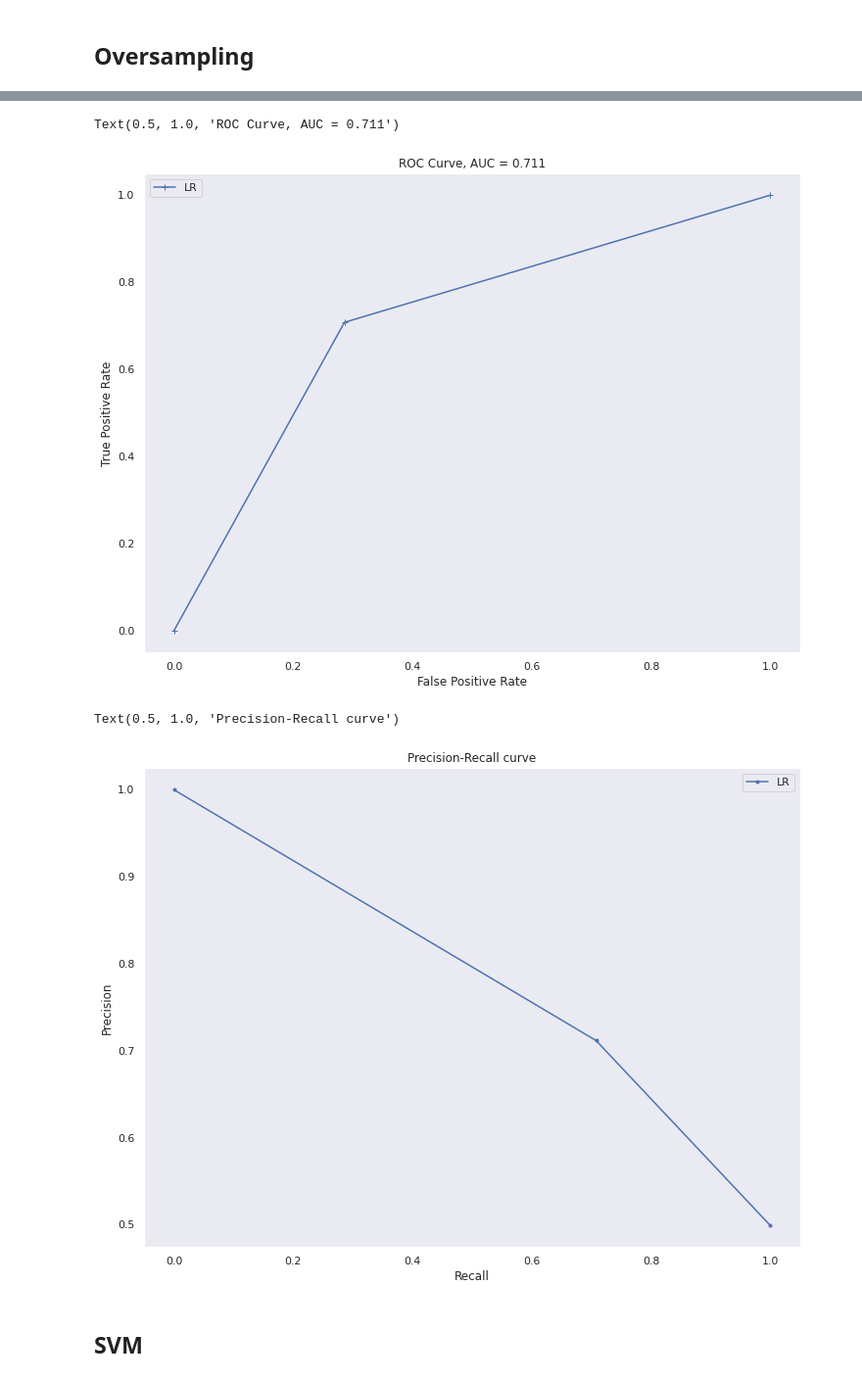
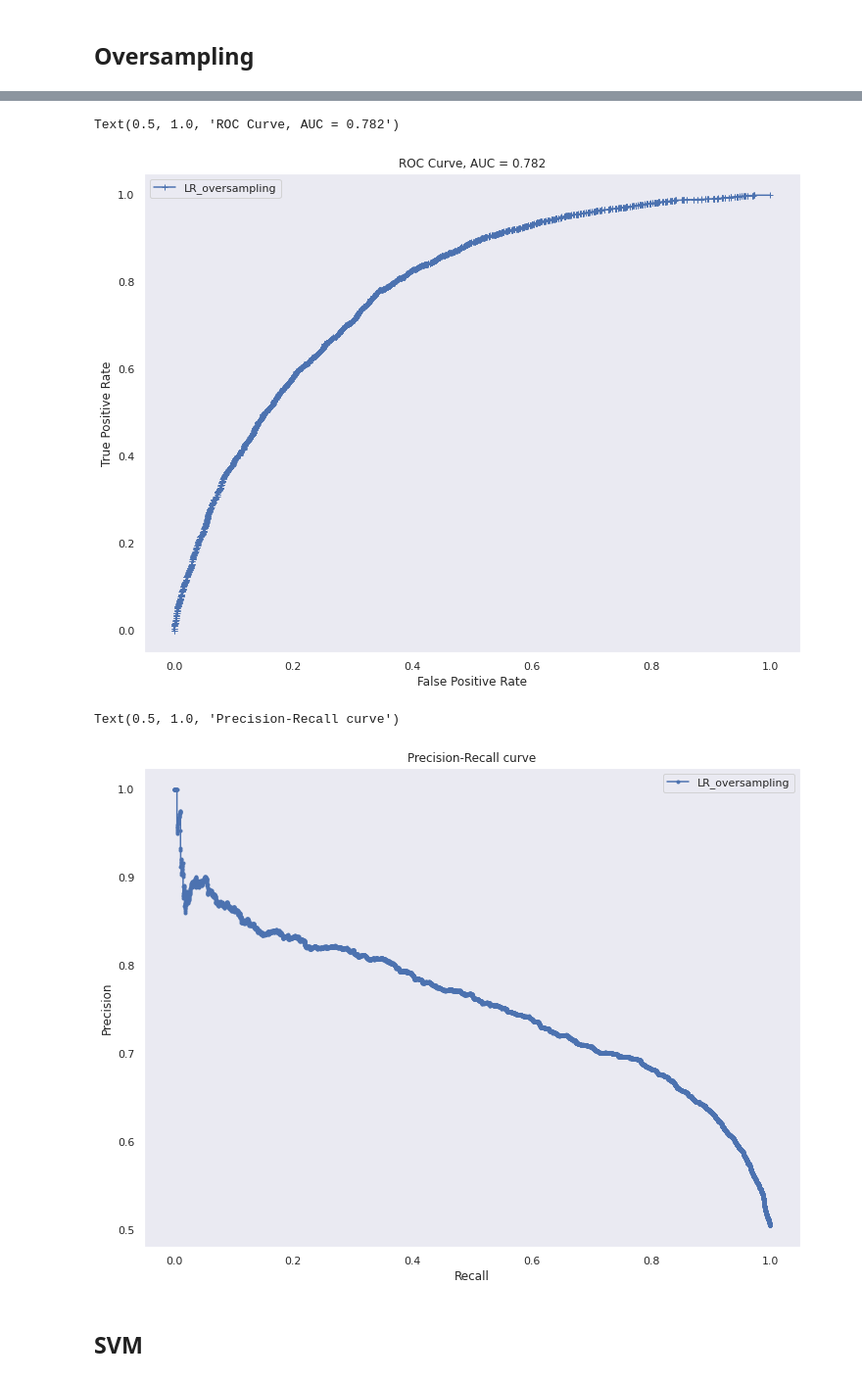
Before and after one commit to sumaiya08/clinical-decision-support, a Jupyter notebook: machine-learning/mortality_pred.ipynb, the cells around one changed output, grey strips where cells are left out. Shown at 98% size. Cells and saved outputs as stored; diff of their text form; code cells hidden in the pictures.

```diff
--- a/machine-learning/mortality_pred.ipynb
+++ b/machine-learning/mortality_pred.ipynb
@@ -166,8 +194,3 @@ x_train, x_test, y_train, y_test = train_test_split(x,
 scaler = StandardScaler()
 x_train = scaler.fit_transform(x_train)
 x_test = scaler.transform(x_test)
-# %%
-
-model.fit(x_train, y_train)
-predictions = model.predict(x_test)
-acc = model.score(x_test, y_test)
@@ -181,0 +199,9 @@ f1 = metrics.f1_score(y_test, predictions)
+# %%
+lrmodel1 = LogisticRegression()
+
+# Start the model fitting process
+lrmodel1.fit(x_train, y_train)
+
+# Run inference on trained model
+predictions1 = lrmodel1.predict(x_test)
+lrprob1 = lrmodel1.predict_proba(x_test)
@@ -181,0 +210,2 @@ f1 = metrics.f1_score(y_test, predictions)
+# %%
+lrprob1 = lrprob1[:,1]
@@ -195 +249,3 @@ Logistic Regression results:
+# %%
+precision1, recall1, _ = metrics.precision_recall_curve(y_test, lrprob1)
 # %%
@@ -206,25 +262,25 @@ plt.title(all_sample_title, size = 15);
 # %%
 plt.figure(figsize=(12,9))
-plt.plot(fpr, tpr, marker='+', label='LR')
+plt.plot(lr1_fpr, lr1_tpr, marker='+', label='LR_oversampling')
 plt.grid()
 plt.ylabel('True Positive Rate')
 plt.xlabel('False Positive Rate')
 plt.legend()
-plt.title(f'ROC Curve, AUC = {auc:.3f}')
+plt.title(f'ROC Curve, AUC = {auc1:.3f}')
 # %% [output]
-Text(0.5, 1.0, 'ROC Curve, AUC = 0.711')
+Text(0.5, 1.0, 'ROC Curve, AUC = 0.782')
-[figure, old version]
+[figure, new version]
 # %%
 plt.figure(figsize=(12,9))
-plt.plot(recall, precision, marker='.', label='LR')
+plt.plot(recall1, precision1, marker='.', label='LR_oversampling')
 plt.grid()
 plt.legend()
 plt.ylabel('Precision')
 plt.xlabel('Recall')
 plt.title(f'Precision-Recall curve')
 # %% [output]
 Text(0.5, 1.0, 'Precision-Recall curve')
-[figure, old version]
+[figure, new version]
 # %% [markdown]
 ## SVM
 # %%
```
Also changed, not shown: parts of 145 cells of this notebook.
